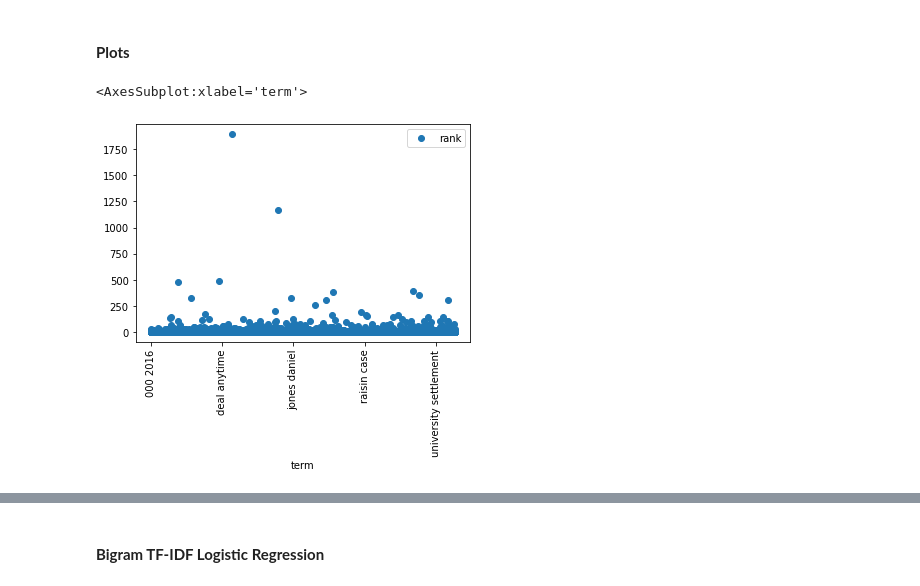
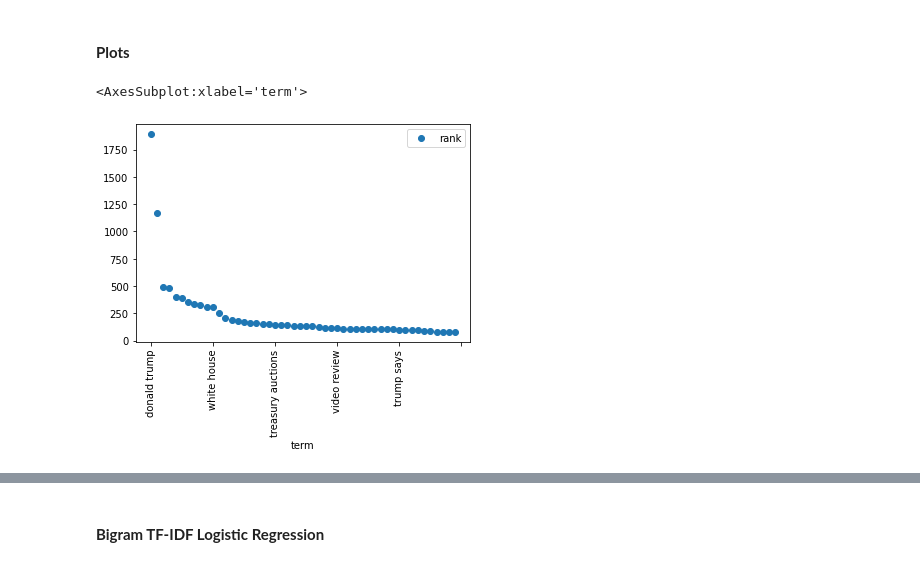
Before and after one commit to iCode13/News-Sentiment-Analysis-App, a Jupyter notebook: data/bigrams.ipynb, the cells around one changed output, grey strips where cells are left out. Saved outputs shown, nothing was run; the diff lists cells and outputs as text; code cells hidden in the pictures.

Commit message:
first try bigrams bubble chart

```diff
--- a/data/bigrams.ipynb
+++ b/data/bigrams.ipynb
@@ -312,10 +312,12 @@ Words :
 127400      new hampshire   160
 151962  recent commercial   155
 205298        wall street   148
+# %%
+rank_df = words.head(n=50)
 # %% [markdown]
 #### **Plots**
 # %%
-ranking.plot(x="term", y="rank", style="o", rot=90)
+rank_df.plot(x="term", y="rank", style="o", rot=90)
 # %% [output]
 <AxesSubplot:xlabel='term'>
-[figure, old version]
+[figure, new version]
```
Also changed, not shown: parts of 11 cells of this notebook.
